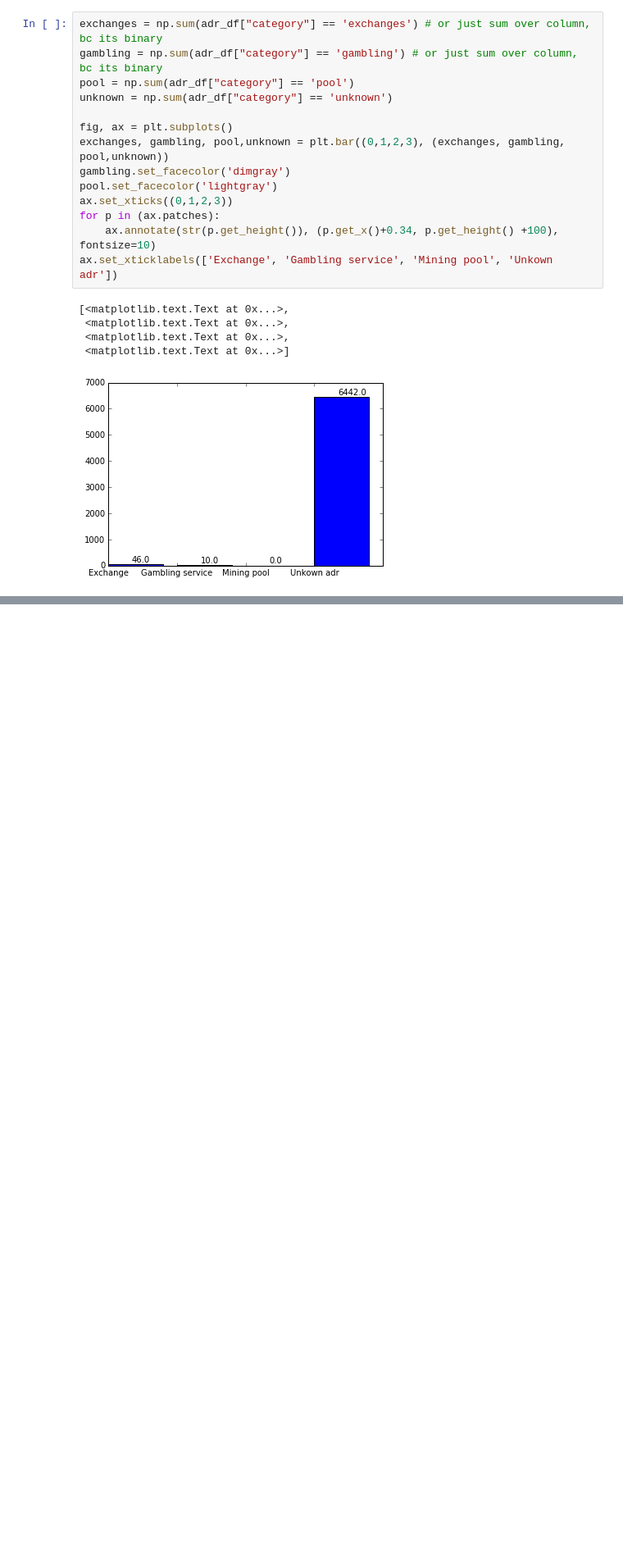
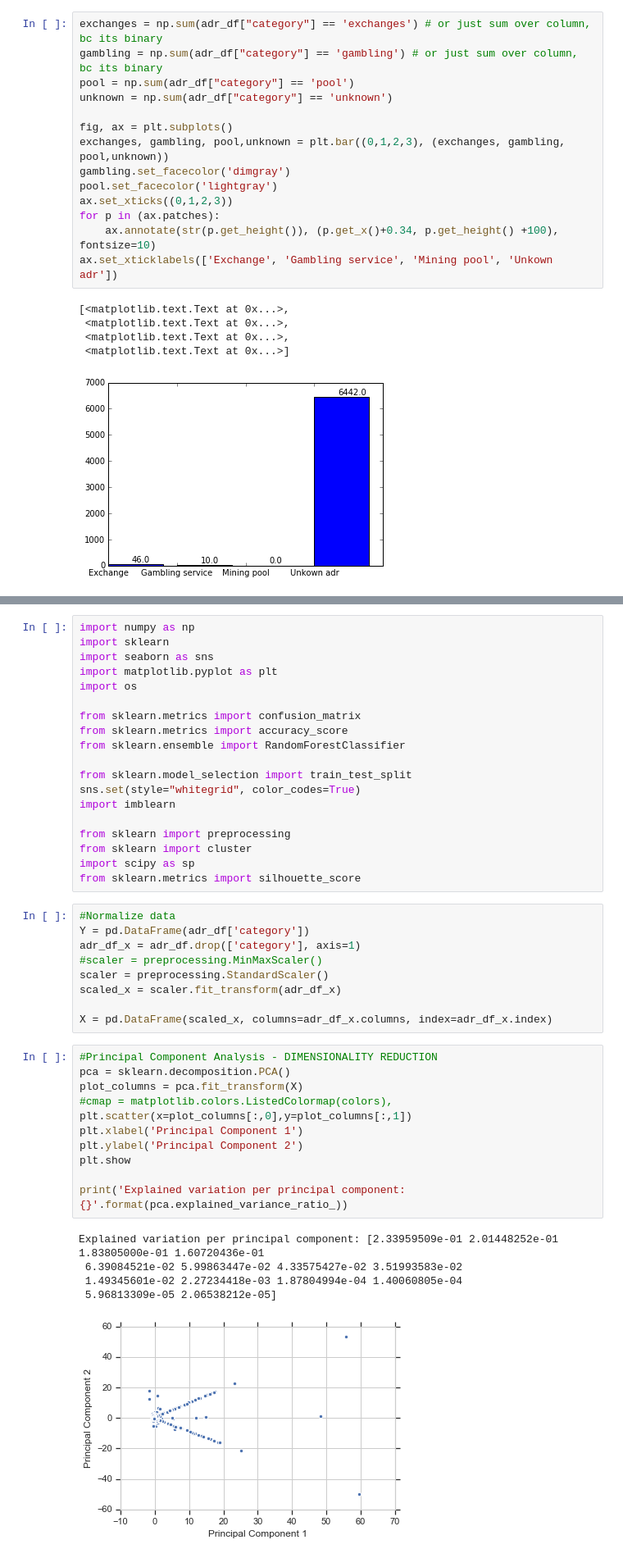
Before and after one commit to ZacharyChenpk/masters_thesis, a Jupyter notebook: notebooks/addr/addr_ml.ipynb, the cells around one changed output, grey strips where cells are left out. Shown: that part at 82% size. Cells and saved outputs as stored; diff of their text form; blank space fills up the shorter version.

Commit message:
Added user upsampling and clustering attempt

```diff
--- a/notebooks/addr/addr_ml.ipynb
+++ b/notebooks/addr/addr_ml.ipynb
@@ -239,0 +275,45 @@ ax.set_xticklabels(['Exchange', 'Gambling service', 'Mining pool', 'Unkown adr']
+# %%
+import numpy as np
+import sklearn
+import seaborn as sns
+import matplotlib.pyplot as plt
+import os
+
+from sklearn.metrics import confusion_matrix
+from sklearn.metrics import accuracy_score
+from sklearn.ensemble import RandomForestClassifier
+
+from sklearn.model_selection import train_test_split
+sns.set(style="whitegrid", color_codes=True)
+import imblearn
+
+from sklearn import preprocessing
+from sklearn import cluster
+import scipy as sp
+from sklearn.metrics import silhouette_score
+# %%
+#Normalize data
+Y = pd.DataFrame(adr_df['category'])
+adr_df_x = adr_df.drop(['category'], axis=1)
+#scaler = preprocessing.MinMaxScaler()
+scaler = preprocessing.StandardScaler()
+scaled_x = scaler.fit_transform(adr_df_x)
+
+X = pd.DataFrame(scaled_x, columns=adr_df_x.columns, index=adr_df_x.index)
+# %%
+#Principal Component Analysis - DIMENSIONALITY REDUCTION
+pca = sklearn.decomposition.PCA()
+plot_columns = pca.fit_transform(X)
+#cmap = matplotlib.colors.ListedColormap(colors),
+plt.scatter(x=plot_columns[:,0],y=plot_columns[:,1])
+plt.xlabel('Principal Component 1')
+plt.ylabel('Principal Component 2')
+plt.show
+
+print('Explained variation per principal component: {}'.format(pca.explained_variance_ratio_))
+# %% [output]
+Explained variation per principal component: [2.33959509e-01 2.01448252e-01 1.83805000e-01 1.60720436e-01
+ 6.39084521e-02 5.99863447e-02 4.33575427e-02 3.51993583e-02
+ 1.49345601e-02 2.27234418e-03 1.87804994e-04 1.40060805e-04
+ 5.96813309e-05 2.06538212e-05]
+[figure, added]
```
Also changed, not shown: parts of 13 cells of this notebook, 9 other files.
